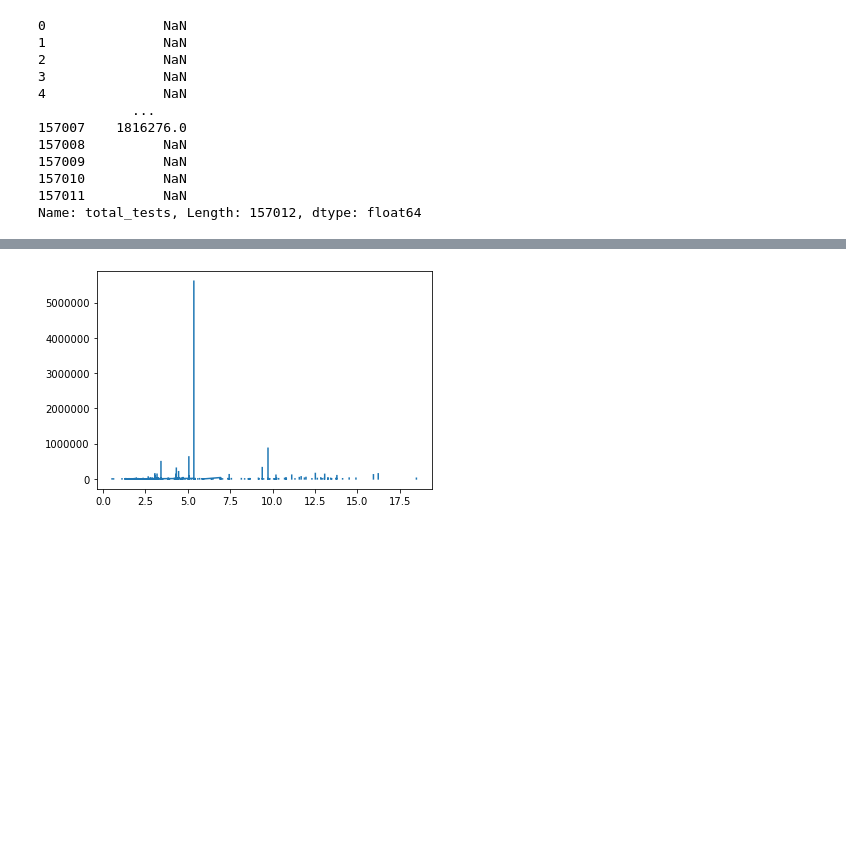
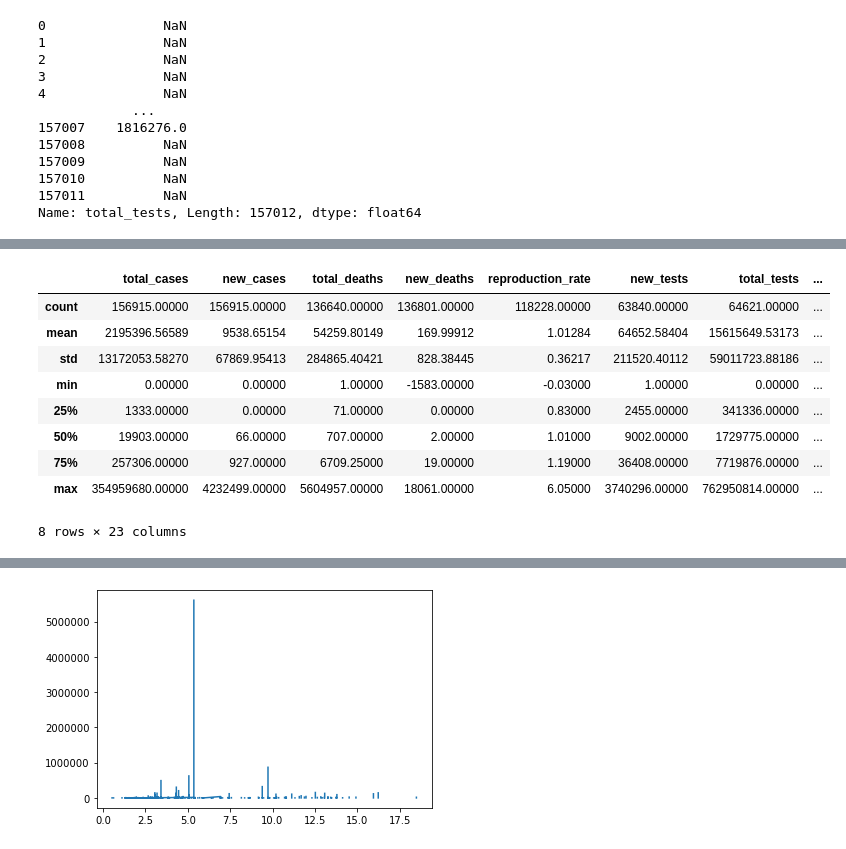
Before and after one commit to sammyschapps87/Covid-Predictor, a Jupyter notebook: Covid_evaluation/covid_starter.ipynb, the cells around one changed output, grey strips where cells are left out. Saved outputs shown, nothing was run; the diff lists cells and outputs as text; code cells hidden in the pictures; blank space fills up the shorter version.

```diff
--- a/Covid_evaluation/covid_starter.ipynb
+++ b/Covid_evaluation/covid_starter.ipynb
@@ -78,3 +135,16 @@ Index(['iso_code', 'continent', 'location', 'date', 'total_cases', 'new_cases',
+# %%
+smaller_df.describe().apply(lambda s: s.apply('{0:.5f}'.format))
+# %% [output]
+|  | total_cases | new_cases | total_deaths | new_deaths | reproduction_rate | new_tests | total_tests | ... |
+| count | 156915.00000 | 156915.00000 | 136640.00000 | 136801.00000 | 118228.00000 | 63840.00000 | 64621.00000 | ... |
+| mean | 2195396.56589 | 9538.65154 | 54259.80149 | 169.99912 | 1.01284 | 64652.58404 | 15615649.53173 | ... |
+| std | 13172053.58270 | 67869.95413 | 284865.40421 | 828.38445 | 0.36217 | 211520.40112 | 59011723.88186 | ... |
+| min | 0.00000 | 0.00000 | 1.00000 | -1583.00000 | -0.03000 | 1.00000 | 0.00000 | ... |
+| 25% | 1333.00000 | 0.00000 | 71.00000 | 0.00000 | 0.83000 | 2455.00000 | 341336.00000 | ... |
+| 50% | 19903.00000 | 66.00000 | 707.00000 | 2.00000 | 1.01000 | 9002.00000 | 1729775.00000 | ... |
+| 75% | 257306.00000 | 927.00000 | 6709.25000 | 19.00000 | 1.19000 | 36408.00000 | 7719876.00000 | ... |
+| max | 354959680.00000 | 4232499.00000 | 5604957.00000 | 18061.00000 | 6.05000 | 3740296.00000 | 762950814.00000 | ... |
+8 rows × 23 columns
 # %%
 smaller_df.isna().sum()
 # %% [output]
```
Also changed, not shown: parts of 14 cells of this notebook.
